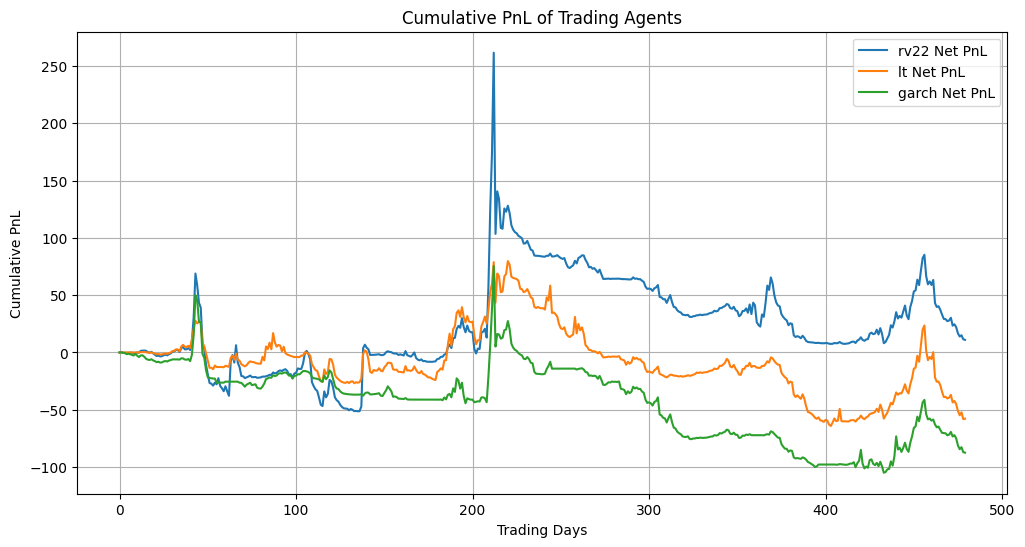
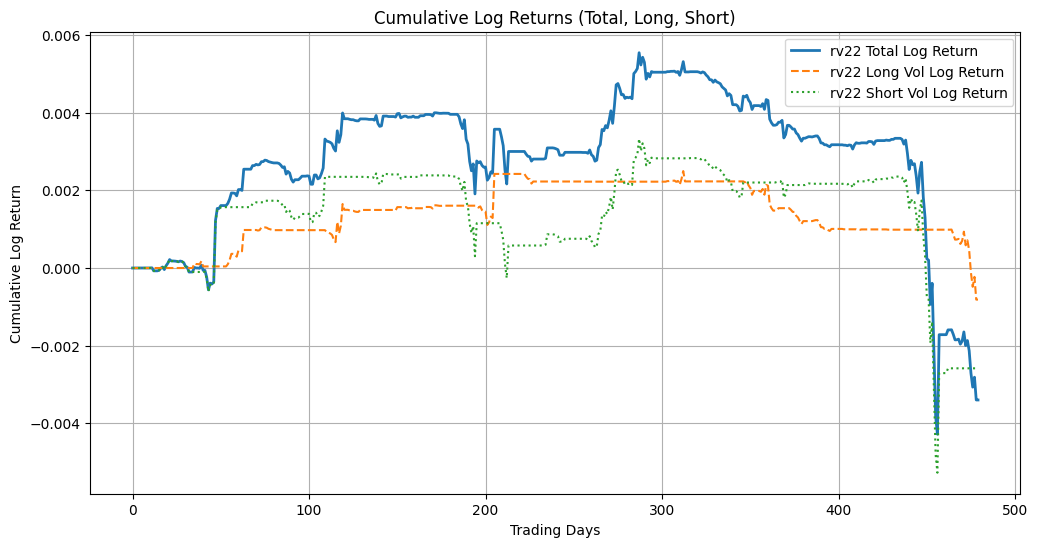
The notebook cell's code change between the first figure and the second:
--- before
+++ after
@@ -1,12 +1,24 @@
 import matplotlib.pyplot as plt
+import numpy as np
 
 plt.figure(figsize=(12, 6))
-for agent in Agents:
-    cum_pnl = agent.get_cum_pnl()
-    plt.plot(cum_pnl, label=f"{agent.name} Net PnL")
+log_ret_total, log_ret_long, log_ret_short = agent.get_log_returns(initial_capital=10000.0)
 
-plt.title("Cumulative PnL of Trading Agents")
+plt.plot(log_ret_total, label=f"{agent.name} Total Log Return", linewidth=2)
+plt.plot(log_ret_long, label=f"{agent.name} Long Vol Log Return", linestyle='--')
+plt.plot(log_ret_short, label=f"{agent.name} Short Vol Log Return", linestyle=':')
+
+# Print performance metrics
+metrics = agent.get_performance_metrics(initial_capital=10000.0)
+print(f"\nPerformance Metrics for {agent.name}:")
+for k, v in metrics.items():
+    if k in ["Annual Return", "Annual Volatility", "Max Drawdown"]:
+        print(f"  {k}: {v:.2%}")
+    else:
+        print(f"  {k}: {v:.4f}")
+
+plt.title("Cumulative Log Returns (Total, Long, Short)")
 plt.xlabel("Trading Days")
-plt.ylabel("Cumulative PnL")
+plt.ylabel("Cumulative Log Return")
 plt.legend()
 plt.grid(True)

Commit: not_good_enough